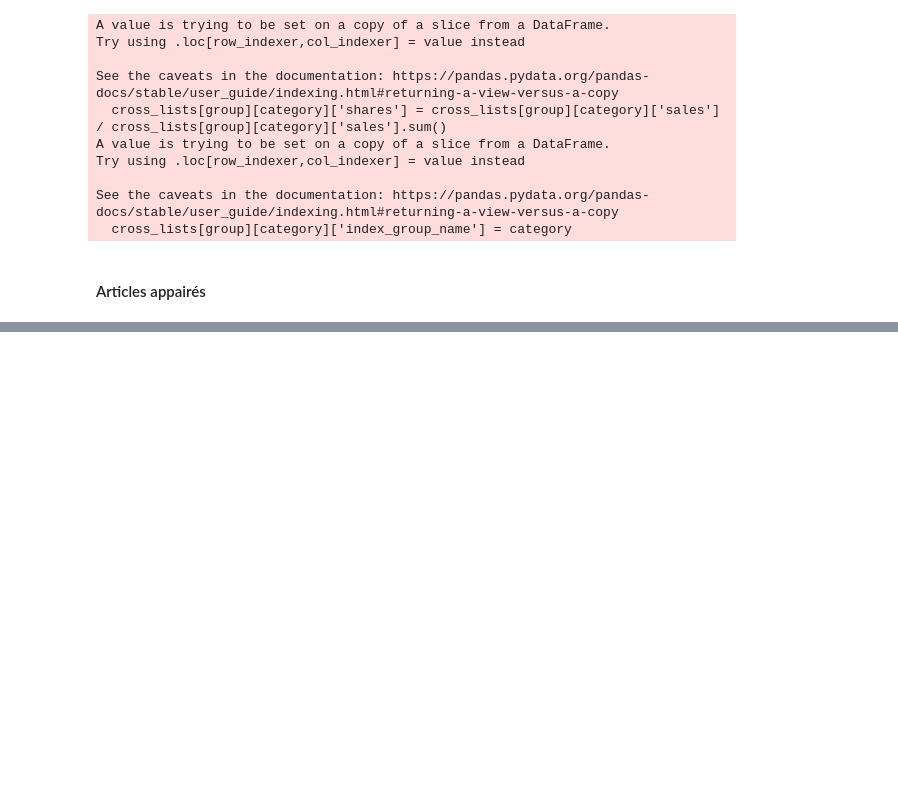
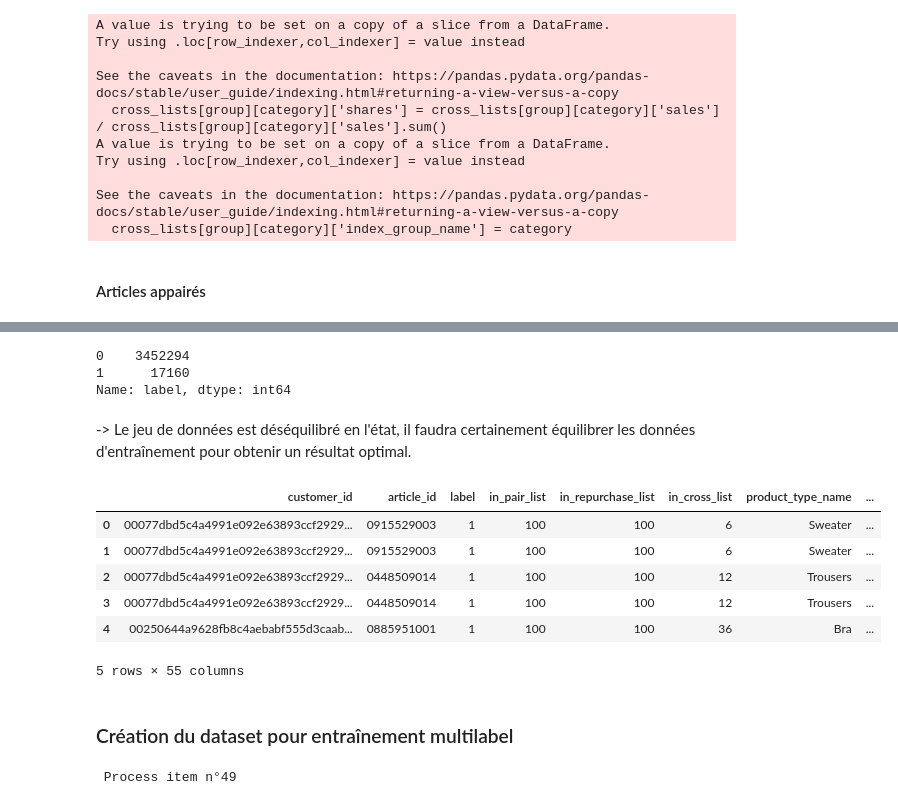
Before and after one commit to treb93/pyhm, a Jupyter notebook: second_iteration_dataset.ipynb, the cells around one changed output, grey strips where cells are left out. Cells and saved outputs as stored; diff of their text form; code cells hidden in the pictures; blank space fills up the shorter version.

Commit message:
Dataset OK, training WIP

```diff
--- a/second_iteration_dataset.ipynb
+++ b/second_iteration_dataset.ipynb
@@ -161,0 +358,31 @@ data_valid['cross_list'] = data_valid.apply(lambda x: get_cross_list(x), axis =
+# %%
+data_train_uniclass = pd.read_pickle('pickles/second_iteration_data_train_uniclass.pkl')
+# %%
+articles = pd.read_pickle('pickles/articles_second_iteration.pkl')
+customers = pd.read_pickle('pickles/customers_second_iteration.pkl')
+# %%
+class AddUniclassFeatures(TransformerMixin):
+    def __init__(self, articles, customers):
+        self.articles = articles
+        self.customers = customers
+        return
+
+    def fit(self, dataset):
+        return self
+
+    def transform(self, dataset):
+        dataset = dataset.merge(self.articles, on = 'article_id', how = 'left')
+        dataset = dataset.merge(customers, on = 'customer_id', how = 'left', suffixes = ('_article', '_customer'))
+
+        return dataset
+# %%
+add_uniclass_features = AddUniclassFeatures(articles, customers)
+data_train_uniclass = add_uniclass_features.fit_transform(data_train_uniclass)
+# %%
+data_train_uniclass['label'].value_counts()
+# %% [output]
+0    3452294
+1      17160
+Name: label, dtype: int64
+# %% [markdown]
+-> Le jeu de données est déséquilibré en l'état, il faudra certainement équilibrer les données d'entraînement pour obtenir un résultat optimal.
@@ -161,0 +391,12 @@ data_valid['cross_list'] = data_valid.apply(lambda x: get_cross_list(x), axis =
+# %%
+data_train_uniclass.head(5)
+# %% [output]
+|  | customer_id | article_id | label | in_pair_list | in_repurchase_list | in_cross_list | product_type_name | ... |
+| 0 | 00077dbd5c4a4991e092e63893ccf2929... | 0915529003 | 1 | 100 | 100 | 6 | Sweater | ... |
+| 1 | 00077dbd5c4a4991e092e63893ccf2929... | 0915529003 | 1 | 100 | 100 | 6 | Sweater | ... |
+| 2 | 00077dbd5c4a4991e092e63893ccf2929... | 0448509014 | 1 | 100 | 100 | 12 | Trousers | ... |
+| 3 | 00077dbd5c4a4991e092e63893ccf2929... | 0448509014 | 1 | 100 | 100 | 12 | Trousers | ... |
+| 4 | 00250644a9628fb8c4aebabf555d3caab... | 0885951001 | 1 | 100 | 100 | 36 | Bra | ... |
+5 rows × 55 columns
+# %% [markdown]
+### Création du dataset pour entraînement multilabel
@@ -161,0 +442,6 @@ data_valid['cross_list'] = data_valid.apply(lambda x: get_cross_list(x), axis =
+# %%
+list_to_multilabel = ListToMultiLabel(articles, customers)
+
+data_train_multiclass = list_to_multilabel.fit_transform(data_train)
+# %% [output]
+ Process item n°49
```
Also changed, not shown: parts of 49 cells of this notebook, 4 other files.
